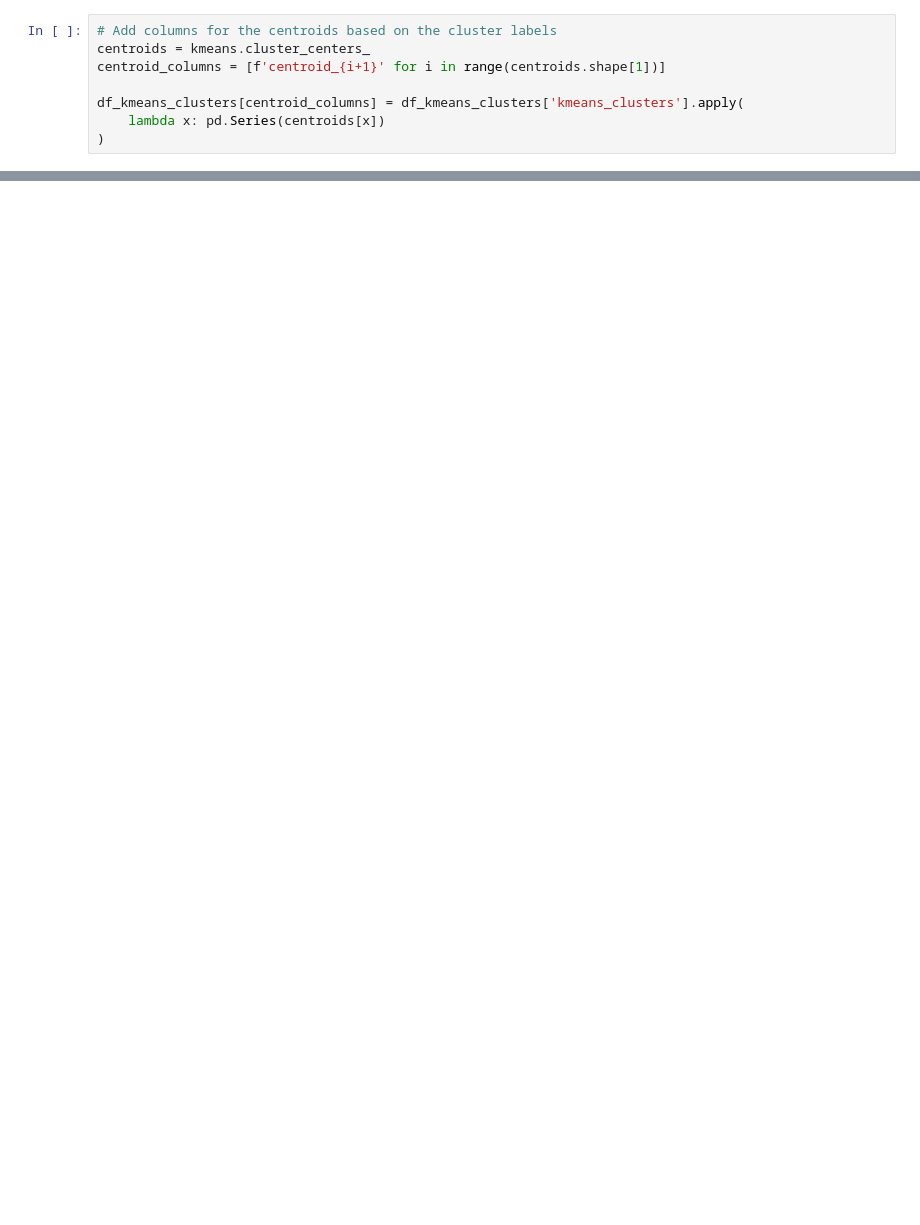
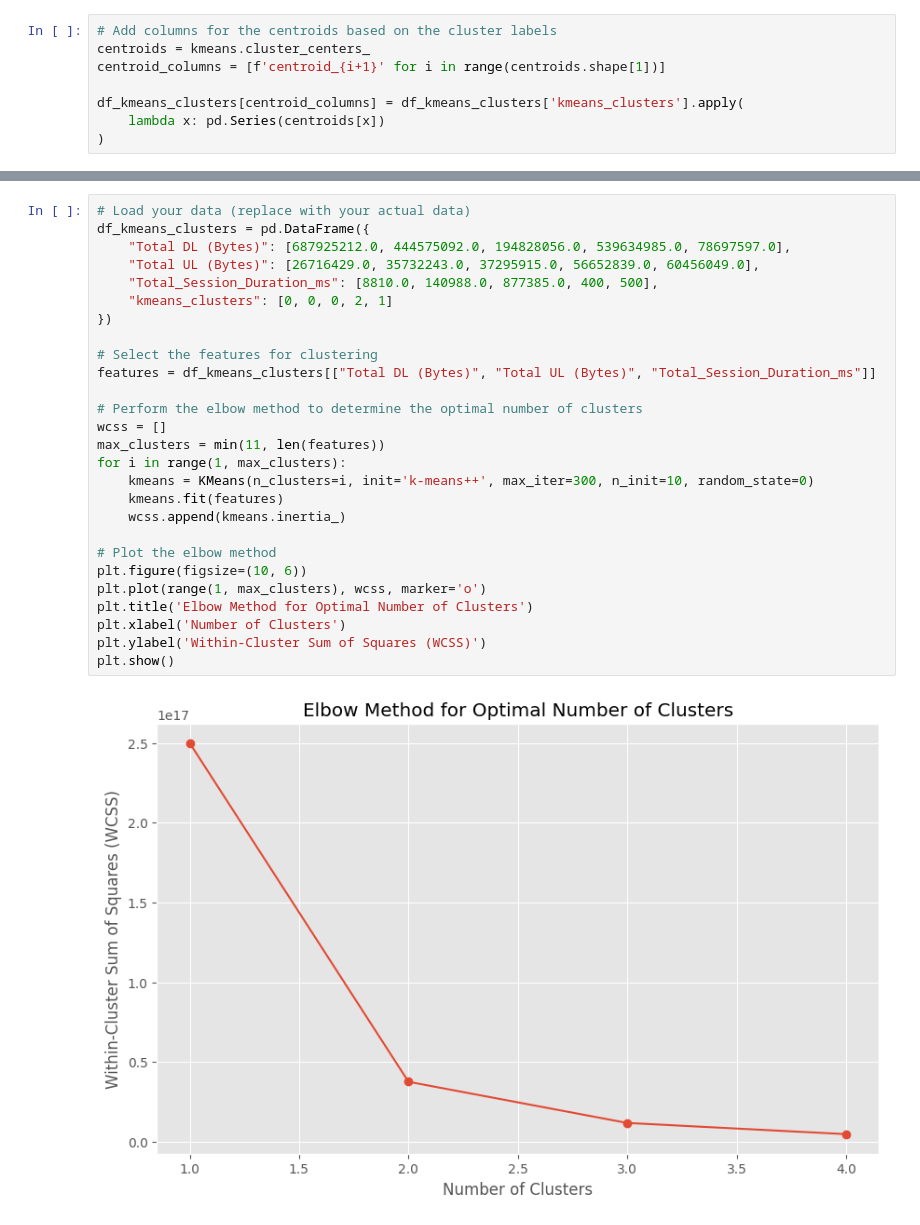
Before and after one commit to Azizadx/user_analytics_in_the_telecommunication, a Jupyter notebook: notebooks/user_engagement_analysis/non_normalized_metric.ipynb, the cells around one changed output, grey strips where cells are left out. Drawn from its saved outputs; the diff is of its cells as text; blank space fills up the shorter version.

```diff
--- a/notebooks/user_engagement_analysis/non_normalized_metric.ipynb
+++ b/notebooks/user_engagement_analysis/non_normalized_metric.ipynb
@@ -161,0 +162,29 @@ plt.show()
+# %%
+# Load your data (replace with your actual data)
+df_kmeans_clusters = pd.DataFrame({
+    "Total DL (Bytes)": [687925212.0, 444575092.0, 194828056.0, 539634985.0, 78697597.0],
+    "Total UL (Bytes)": [26716429.0, 35732243.0, 37295915.0, 56652839.0, 60456049.0],
+    "Total_Session_Duration_ms": [8810.0, 140988.0, 877385.0, 400, 500],
+    "kmeans_clusters": [0, 0, 0, 2, 1]
+})
+
+# Select the features for clustering
+features = df_kmeans_clusters[["Total DL (Bytes)", "Total UL (Bytes)", "Total_Session_Duration_ms"]]
+
+# Perform the elbow method to determine the optimal number of clusters
+wcss = []
+max_clusters = min(11, len(features))
+for i in range(1, max_clusters):
+    kmeans = KMeans(n_clusters=i, init='k-means++', max_iter=300, n_init=10, random_state=0)
+    kmeans.fit(features)
+    wcss.append(kmeans.inertia_)
+
+# Plot the elbow method
+plt.figure(figsize=(10, 6))
+plt.plot(range(1, max_clusters), wcss, marker='o')
+plt.title('Elbow Method for Optimal Number of Clusters')
+plt.xlabel('Number of Clusters')
+plt.ylabel('Within-Cluster Sum of Squares (WCSS)')
+plt.show()
+# %% [output]
+[figure, added]
```
Also changed, not shown: parts of 3 cells of this notebook, 2 other files.
